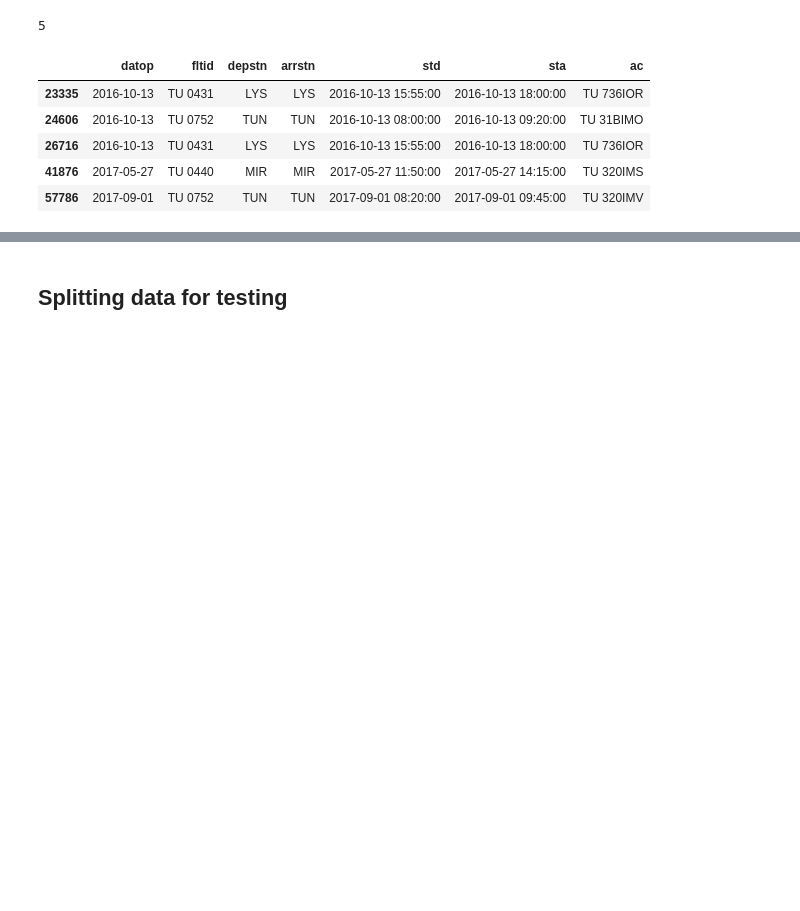
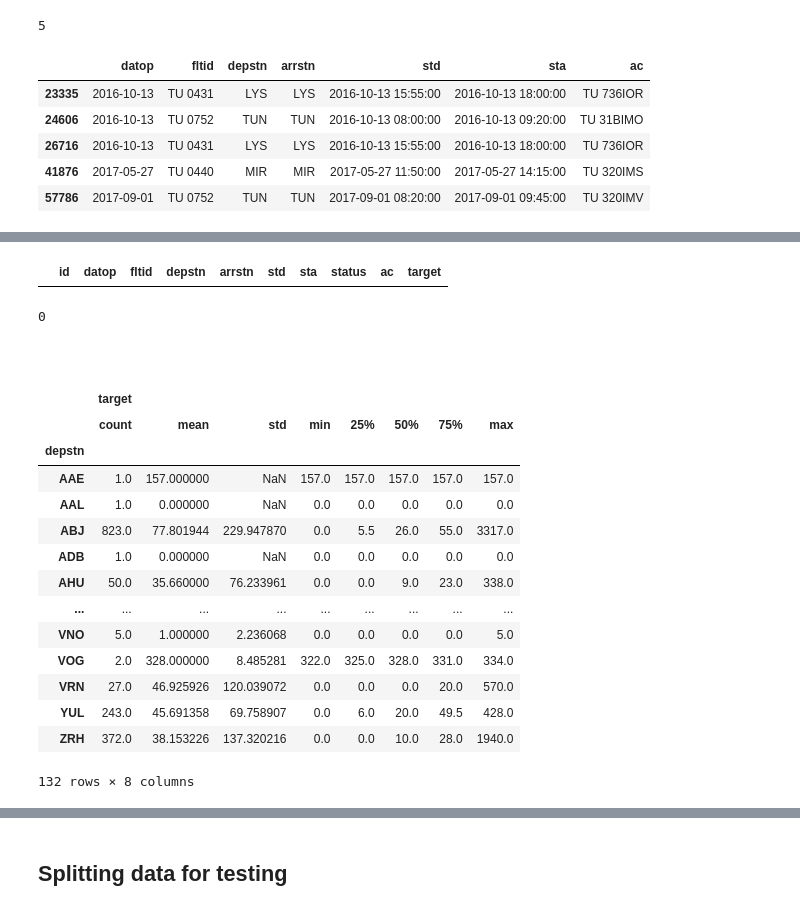
Before and after one commit to edierik/ml_project_flight_delay, a Jupyter notebook: EDA_Modeling_Flight_Delay.ipynb, the cells around one changed output, grey strips where cells are left out. Drawn from its saved outputs; the diff is of its cells as text; code cells hidden in the pictures; blank space fills up the shorter version.

```diff
--- a/EDA_Modeling_Flight_Delay.ipynb
+++ b/EDA_Modeling_Flight_Delay.ipynb
@@ -249,0 +347,28 @@ df[(df.datop == '2016-10-13') & (df.depstn == 'LYS')]
+# %%
+df_clean[df_clean.duplicated()]
+# %% [output]
+|  | id | datop | fltid | depstn | arrstn | std | sta | status | ac | target |
+# %%
+df_clean.duplicated().sum()
+# %% [output]
+0
+# %% [markdown]
+###
+# %%
+df_clean.groupby(['depstn']).describe()
+# %% [output]
+|  | target |  |  |  |  |  |  |  |
+|  | count | mean | std | min | 25% | 50% | 75% | max |
+| depstn |  |  |  |  |  |  |  |  |
+| AAE | 1.0 | 157.000000 | NaN | 157.0 | 157.0 | 157.0 | 157.0 | 157.0 |
+| AAL | 1.0 | 0.000000 | NaN | 0.0 | 0.0 | 0.0 | 0.0 | 0.0 |
+| ABJ | 823.0 | 77.801944 | 229.947870 | 0.0 | 5.5 | 26.0 | 55.0 | 3317.0 |
+| ADB | 1.0 | 0.000000 | NaN | 0.0 | 0.0 | 0.0 | 0.0 | 0.0 |
+| AHU | 50.0 | 35.660000 | 76.233961 | 0.0 | 0.0 | 9.0 | 23.0 | 338.0 |
+| ... | ... | ... | ... | ... | ... | ... | ... | ... |
+| VNO | 5.0 | 1.000000 | 2.236068 | 0.0 | 0.0 | 0.0 | 0.0 | 5.0 |
+| VOG | 2.0 | 328.000000 | 8.485281 | 322.0 | 325.0 | 328.0 | 331.0 | 334.0 |
+| VRN | 27.0 | 46.925926 | 120.039072 | 0.0 | 0.0 | 0.0 | 20.0 | 570.0 |
+| YUL | 243.0 | 45.691358 | 69.758907 | 0.0 | 6.0 | 20.0 | 49.5 | 428.0 |
+| ZRH | 372.0 | 38.153226 | 137.320216 | 0.0 | 0.0 | 10.0 | 28.0 | 1940.0 |
+132 rows × 8 columns
```
Also changed, not shown: parts of 30 cells of this notebook.
